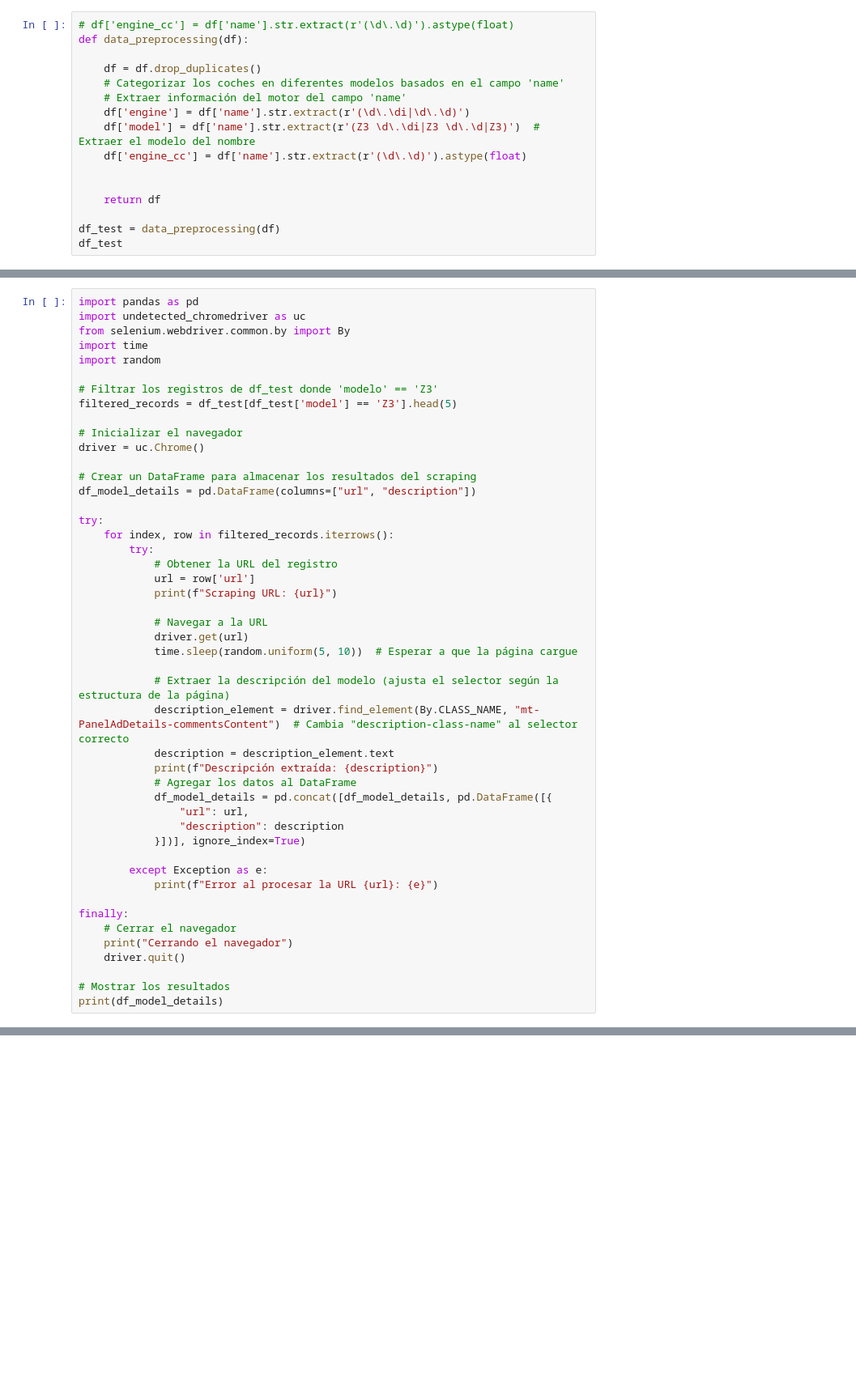
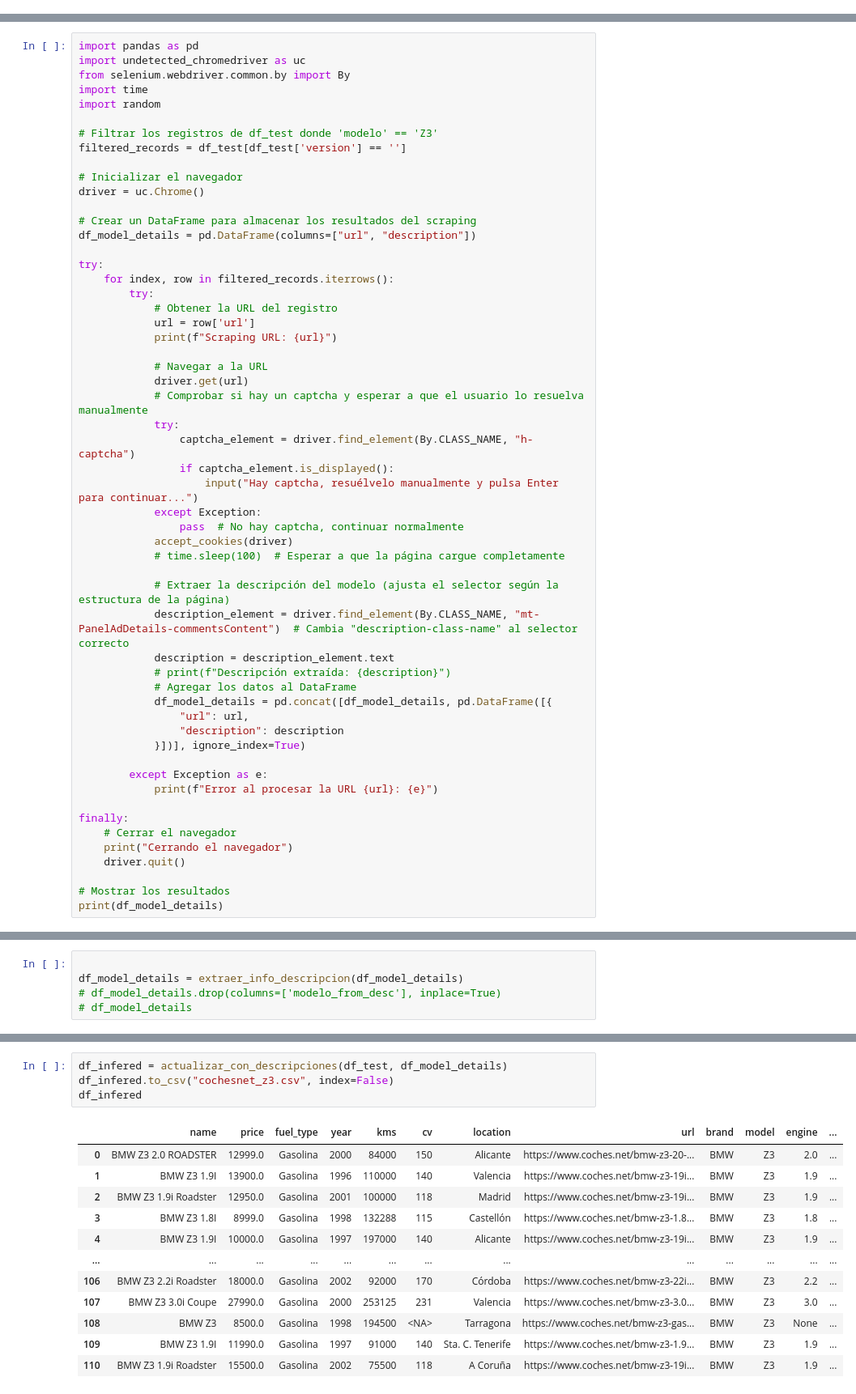
Before and after one commit to MrGG14/CochesNet, a Jupyter notebook: rs.ipynb, the cells around one changed output, grey strips where cells are left out. Shown: that part at 81% size. Saved outputs shown, nothing was run; the diff lists cells and outputs as text; blank space fills up the shorter version.

```diff
--- a/rs.ipynb
+++ b/rs.ipynb
@@ -240,16 +359,0 @@ Cerrando el navegador
-# %%
-# df['engine_cc'] = df['name'].str.extract(r'(\d\.\d)').astype(float)
-def data_preprocessing(df):
-
-    df = df.drop_duplicates()
-    # Categorizar los coches en diferentes modelos basados en el campo 'name'
-    # Extraer información del motor del campo 'name'
-    df['engine'] = df['name'].str.extract(r'(\d\.\di|\d\.\d)')
-    df['model'] = df['name'].str.extract(r'(Z3 \d\.\di|Z3 \d\.\d|Z3)')  # Extraer el modelo del nombre
-    df['engine_cc'] = df['name'].str.extract(r'(\d\.\d)').astype(float)
-
-
-    return df
-
-df_test = data_preprocessing(df)
-df_test
@@ -290,7 +409,7 @@ import time
 import random
 
 # Filtrar los registros de df_test donde 'modelo' == 'Z3'
-filtered_records = df_test[df_test['model'] == 'Z3'].head(5)
+filtered_records = df_test[df_test['version'] == '']
 
 # Inicializar el navegador
 driver = uc.Chrome()
@@ -307,12 +426,20 @@ try:
 
             # Navegar a la URL
             driver.get(url)
-            time.sleep(random.uniform(5, 10))  # Esperar a que la página cargue
+            # Comprobar si hay un captcha y esperar a que el usuario lo resuelva manualmente
+            try:
+                captcha_element = driver.find_element(By.CLASS_NAME, "h-captcha")
+                if captcha_element.is_displayed():
+                    input("Hay captcha, resuélvelo manualmente y pulsa Enter para continuar...")
+            except Exception:
+                pass  # No hay captcha, continuar normalmente
+            accept_cookies(driver)
+            # time.sleep(100)  # Esperar a que la página cargue completamente
 
             # Extraer la descripción del modelo (ajusta el selector según la estructura de la página)
             description_element = driver.find_element(By.CLASS_NAME, "mt-PanelAdDetails-commentsContent")  # Cambia "description-class-name" al selector correcto
             description = description_element.text
-            print(f"Descripción extraída: {description}")
+            # print(f"Descripción extraída: {description}")
             # Agregar los datos al DataFrame
             df_model_details = pd.concat([df_model_details, pd.DataFrame([{
                 "url": url,
@@ -407,0 +459,5 @@ KeyError: 'engine_cc'
+# %%
+
+df_model_details = extraer_info_descripcion(df_model_details)
+# df_model_details.drop(columns=['modelo_from_desc'], inplace=True)
+# df_model_details
@@ -407,0 +482,17 @@ KeyError: 'engine_cc'
+# %%
+df_infered = actualizar_con_descripciones(df_test, df_model_details)
+df_infered.to_csv("cochesnet_z3.csv", index=False)
+df_infered
+# %% [output]
+|  | name | price | fuel_type | year | kms | cv | location | url | brand | model | engine | ... |
+| 0 | BMW Z3 2.0 ROADSTER | 12999.0 | Gasolina | 2000 | 84000 | 150 | Alicante | https://www.coches.net/bmw-z3-20-... | BMW | Z3 | 2.0 | ... |
+| 1 | BMW Z3 1.9I | 13900.0 | Gasolina | 1996 | 110000 | 140 | Valencia | https://www.coches.net/bmw-z3-19i... | BMW | Z3 | 1.9 | ... |
+| 2 | BMW Z3 1.9i Roadster | 12950.0 | Gasolina | 2001 | 100000 | 118 | Madrid | https://www.coches.net/bmw-z3-19i... | BMW | Z3 | 1.9 | ... |
+| 3 | BMW Z3 1.8I | 8999.0 | Gasolina | 1998 | 132288 | 115 | Castellón | https://www.coches.net/bmw-z3-1.8... | BMW | Z3 | 1.8 | ... |
+| 4 | BMW Z3 1.9I | 10000.0 | Gasolina | 1997 | 197000 | 140 | Alicante | https://www.coches.net/bmw-z3-19i... | BMW | Z3 | 1.9 | ... |
+| ... | ... | ... | ... | ... | ... | ... | ... | ... | ... | ... | ... | ... |
+| 106 | BMW Z3 2.2i Roadster | 18000.0 | Gasolina | 2002 | 92000 | 170 | Córdoba | https://www.coches.net/bmw-z3-22i... | BMW | Z3 | 2.2 | ... |
+| 107 | BMW Z3 3.0i Coupe | 27990.0 | Gasolina | 2000 | 253125 | 231 | Valencia | https://www.coches.net/bmw-z3-3.0... | BMW | Z3 | 3.0 | ... |
+| 108 | BMW Z3 | 8500.0 | Gasolina | 1998 | 194500 | <NA> | Tarragona | https://www.coches.net/bmw-z3-gas... | BMW | Z3 | None | ... |
+| 109 | BMW Z3 1.9I | 11990.0 | Gasolina | 1997 | 91000 | 140 | Sta. C. Tenerife | https://www.coches.net/bmw-z3-1.9... | BMW | Z3 | 1.9 | ... |
+| 110 | BMW Z3 1.9i Roadster | 15500.0 | Gasolina | 2002 | 75500 | 118 | A Coruña | https://www.coches.net/bmw-z3-19i... | BMW | Z3 | 1.9 | ... |
```
Also changed, not shown: parts of 24 cells of this notebook, 2 other files.
